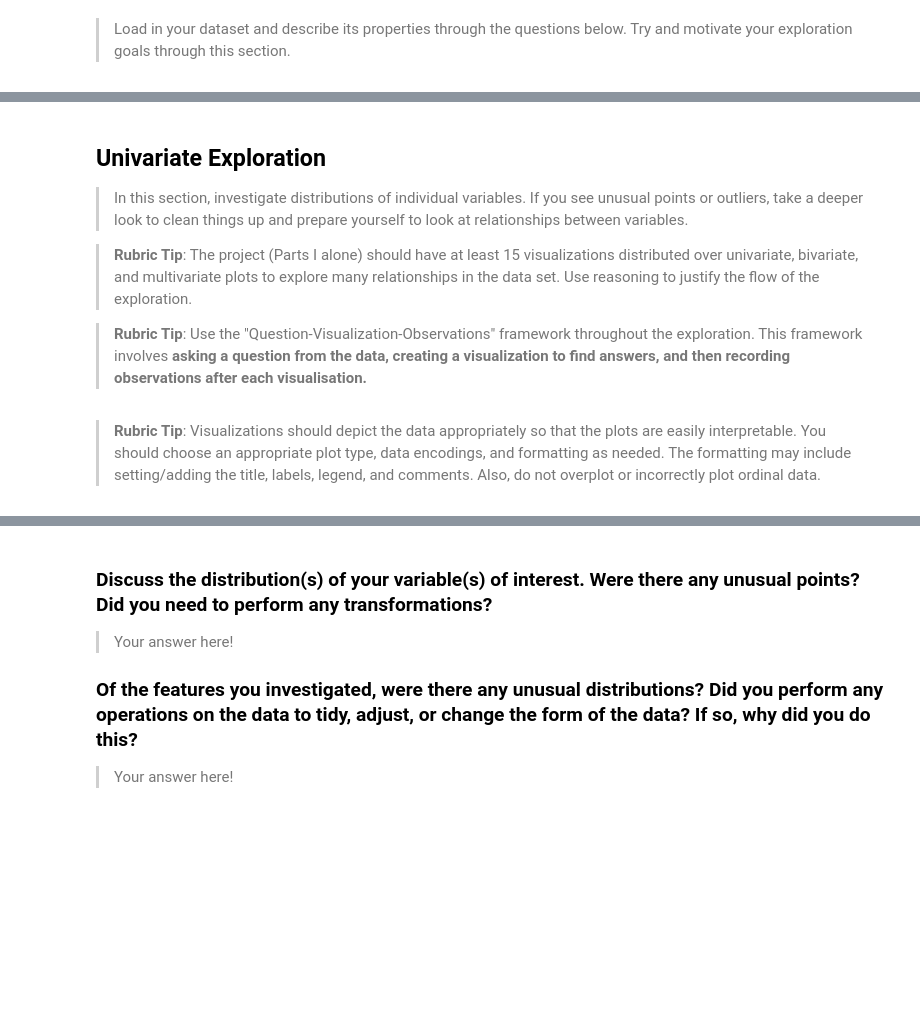
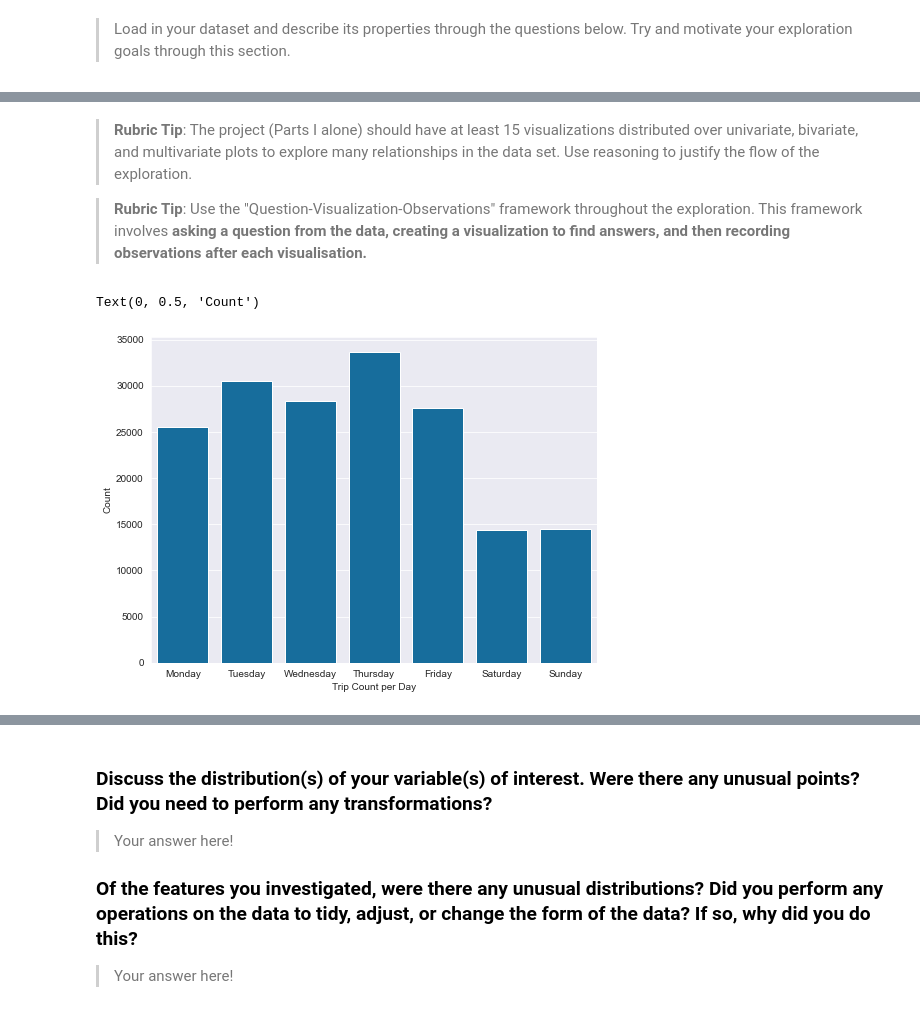
Before and after one commit to PeterBaraka/BayArea-Bike-Share-Analysis, a Jupyter notebook: Part_I_exploration_template.ipynb, the cells around one changed output, grey strips where cells are left out. Saved outputs shown, nothing was run; the diff lists cells and outputs as text; code cells hidden in the pictures; blank space fills up the shorter version.

Commit message:
Univariate Exploration

```diff
--- a/Part_I_exploration_template.ipynb
+++ b/Part_I_exploration_template.ipynb
@@ -38,0 +273,7 @@ import seaborn as sb
+# %%
+# Filter out outlier ages
+# Set 'member_birth_year' and 'member_age' to integer instead of float type
+tripsData = tripsData.query('member_age <= 70')
+tripsData['member_birth_year'] = tripsData['member_birth_year'].astype('int')
+tripsData['member_age'] = tripsData['member_age'].astype('int')
+tripsData.info(show_counts=True)
@@ -39,17 +339,18 @@ import seaborn as sb
 # %% [markdown]
-## Univariate Exploration
-
-> In this section, investigate distributions of individual variables. If
-you see unusual points or outliers, take a deeper look to clean things up
-and prepare yourself to look at relationships between variables.
-
-
 > **Rubric Tip**: The project (Parts I alone) should have at least 15 visualizations distributed over univariate, bivariate, and multivariate plots to explore many relationships in the data set.  Use reasoning to justify the flow of the exploration.
 
-
-
 >**Rubric Tip**: Use the "Question-Visualization-Observations" framework  throughout the exploration. This framework involves **asking a question from the data, creating a visualization to find answers, and then recording observations after each visualisation.**
-# %% [markdown]
-
-
->**Rubric Tip**: Visualizations should depict the data appropriately so that the plots are easily interpretable. You should choose an appropriate plot type, data encodings, and formatting as needed. The formatting may include setting/adding the title, labels, legend, and comments. Also, do not overplot or incorrectly plot ordinal data.
+# %%
+# What is the trip distribution within the month of february per day?
+base_color = sb.color_palette('colorblind')[0]
+
+days = ['Monday', 'Tuesday', 'Wednesday', 'Thursday', 'Friday', 'Saturday', 'Sunday']
+dayCategory = pd.api.types.CategoricalDtype(ordered=True, categories=days)
+tripsData['start_day'] = tripsData['start_day'].astype(dayCategory)
+
+sb.countplot(data=tripsData, x='start_day', color=base_color)
+plt.xlabel('Trip Count per Day')
+plt.ylabel('Count')
+# %% [output]
+Text(0, 0.5, 'Count')
+[figure, added]
```
Also changed, not shown: parts of 39 cells of this notebook, 1 other file.
